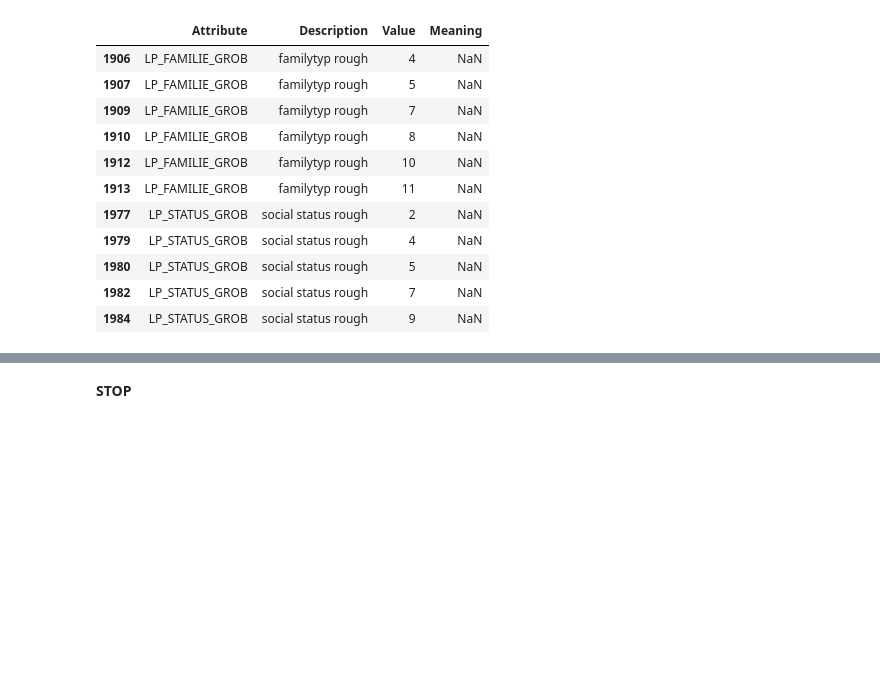
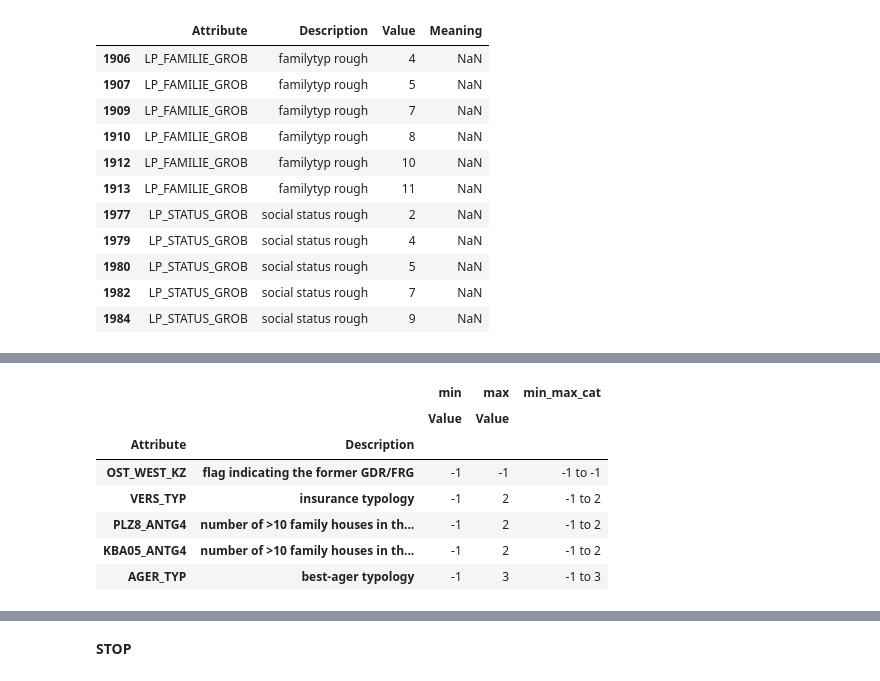
Before and after one commit to jaeyoun-chang/u_city_capstone, a Jupyter notebook: Arvato Project Workbook.ipynb, the cells around one changed output, grey strips where cells are left out. Cells and saved outputs as stored; diff of their text form; code cells hidden in the pictures; blank space fills up the shorter version.

```diff
--- a/Arvato Project Workbook.ipynb
+++ b/Arvato Project Workbook.ipynb
@@ -681,0 +740,22 @@ df_attr이 커버하지 못하는 feature를 살펴보고, 어떻게 전처리
+# %%
+'''
+pv_attr_num: summary of attr_num categorizing min/max values
+'''
+pv_attr_num = pd.pivot_table(
+    ft_in_attr_num,
+    index = ['Attribute', 'Description'],
+    values = 'Value',
+    aggfunc = [min, max]
+    )
+pv_attr_num['min_max_cat'] = pv_attr_num['min'].astype(str) + ' to ' + pv_attr_num['max'].astype(str)
+pv_attr_num = pv_attr_num.sort_values(by = 'min_max_cat')
+pv_attr_num.head()
+# %% [output]
+|  |  | min | max | min_max_cat |
+|  |  | Value | Value |  |
+| Attribute | Description |  |  |  |
+| OST_WEST_KZ | flag indicating the former GDR/FRG | -1 | -1 | -1 to -1 |
+| VERS_TYP | insurance typology | -1 | 2 | -1 to 2 |
+| PLZ8_ANTG4 | number of >10 family houses in th... | -1 | 2 | -1 to 2 |
+| KBA05_ANTG4 | number of >10 family houses in th... | -1 | 2 | -1 to 2 |
+| AGER_TYP | best-ager typology | -1 | 3 | -1 to 3 |
```
Also changed, not shown: parts of 74 cells of this notebook.
